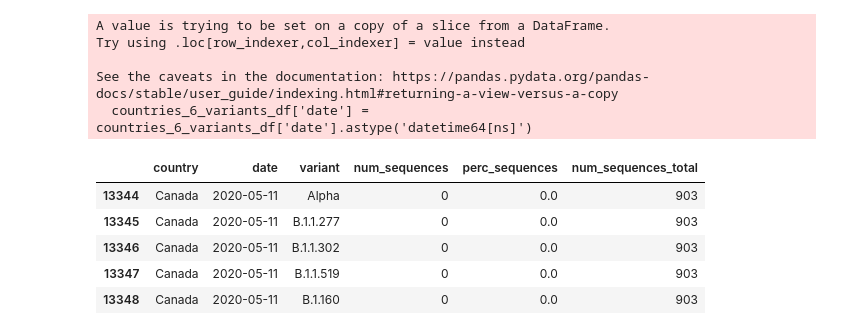
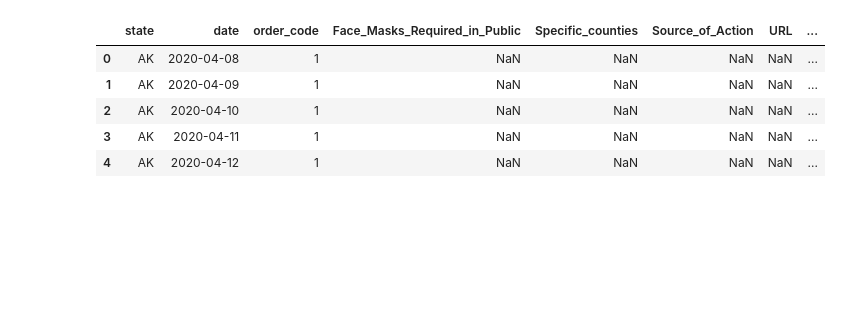
Before and after one commit to ranusuri/Team-A-Project-1, a Jupyter notebook: radhika_a/Covid_data_Radhika.ipynb, the cells around one changed output. Saved outputs shown, nothing was run; the diff lists cells and outputs as text; code cells hidden in the pictures; blank space fills up the shorter version.

```diff
--- a/radhika_a/Covid_data_Radhika.ipynb
+++ b/radhika_a/Covid_data_Radhika.ipynb
@@ -14,28 +19,30 @@ from datetime import datetime
 # %%
 # load covid variants dataset
-variants_df = pd.read_csv('covid-variants.csv')
+us_state_mask_mandtes_df = pd.read_csv('US_State_Mask_Mandates.csv')
+
+
 
 # This data set has location as filed name so renamed the location field name to country
-variants_df.rename(columns={'location':'country'},inplace=True)
+us_state_mask_mandtes_df.rename(columns={'State_Tribe_Territory':'state'},inplace=True)
+
+us_state_mask_mandtes_df['date'] = us_state_mask_mandtes_df['date'].astype('datetime64[ns]')
+
+us_state_mask_mandtes_df.head()
+
 
 # Filtering the records belongs to 6 countries
-countries_6_variants_df = variants_df.loc[variants_df['country'].isin(['United States','Canada','Germany','India','Japan','Sweden'])]
+#countries_6_variants_df = variants_df.loc[variants_df['country'].isin(['United States','Canada','Germany','India','Japan','Sweden'])]
 
 # In the df date is defined as on object so converting into datetime64
 # Because datasets will be joined by country and date fields
-countries_6_variants_df['date'] = countries_6_variants_df['date'].astype('datetime64[ns]')
+#countries_6_variants_df['date'] = countries_6_variants_df['date'].astype('datetime64[ns]')
 
 # Displaying the first five records
-countries_6_variants_df.head()
+#countries_6_variants_df.head()
 # %% [output]
-A value is trying to be set on a copy of a slice from a DataFrame.
-Try using .loc[row_indexer,col_indexer] = value instead
-
-See the caveats in the documentation: https://pandas.pydata.org/pandas-docs/stable/user_guide/indexing.html#returning-a-view-versus-a-copy
-  countries_6_variants_df['date'] = countries_6_variants_df['date'].astype('datetime64[ns]')
-|  | country | date | variant | num_sequences | perc_sequences | num_sequences_total |
-| 13344 | Canada | 2020-05-11 | Alpha | 0 | 0.0 | 903 |
-| 13345 | Canada | 2020-05-11 | B.1.1.277 | 0 | 0.0 | 903 |
-| 13346 | Canada | 2020-05-11 | B.1.1.302 | 0 | 0.0 | 903 |
-| 13347 | Canada | 2020-05-11 | B.1.1.519 | 0 | 0.0 | 903 |
-| 13348 | Canada | 2020-05-11 | B.1.160 | 0 | 0.0 | 903 |
+|  | state | date | order_code | Face_Masks_Required_in_Public | Specific_counties | Source_of_Action | URL | ... |
+| 0 | AK | 2020-04-08 | 1 | NaN | NaN | NaN | NaN | ... |
+| 1 | AK | 2020-04-09 | 1 | NaN | NaN | NaN | NaN | ... |
+| 2 | AK | 2020-04-10 | 1 | NaN | NaN | NaN | NaN | ... |
+| 3 | AK | 2020-04-11 | 1 | NaN | NaN | NaN | NaN | ... |
+| 4 | AK | 2020-04-12 | 1 | NaN | NaN | NaN | NaN | ... |
```
Also changed, not shown: parts of 15 cells of this notebook, 6 other files.
